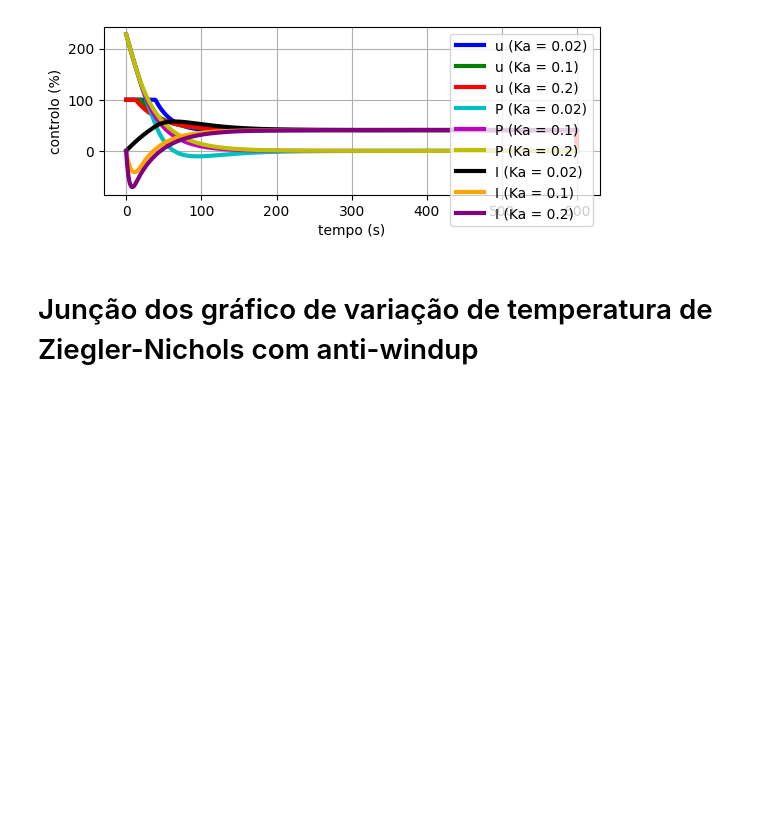
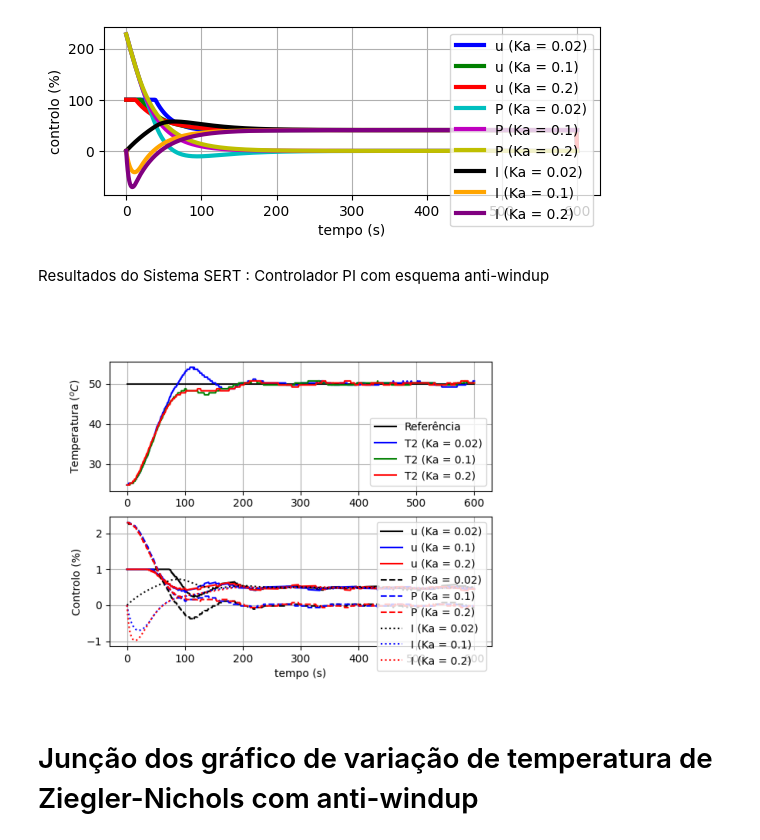
Before and after one commit to pintafacil/SIS, a Jupyter notebook: Guiao2/Guiao2.ipynb, the cells around one changed output. Cells and saved outputs as stored; diff of their text form; code cells hidden in the pictures; blank space fills up the shorter version.

```diff
--- a/Guiao2/Guiao2.ipynb
+++ b/Guiao2/Guiao2.ipynb
@@ -657,6 +677,18 @@ plt.show()
 # %% [output]
 [figure]
 [figure]
+# %% [markdown]
+Resultados do Sistema SERT : Controlador PI com  esquema anti-windup
+# %%
+# Load the figure
+img = plt.imread('controlo_PI_AW.png')
+
+# Display the figure
+plt.imshow(img)
+plt.axis('off')
+plt.show()
+# %% [output]
+[figure, added]
 # %% [markdown]
 # Junção dos gráfico de variação de temperatura de Ziegler-Nichols com anti-windup
 # %%
```
Also changed, not shown: parts of 10 cells of this notebook, 1 other file.
